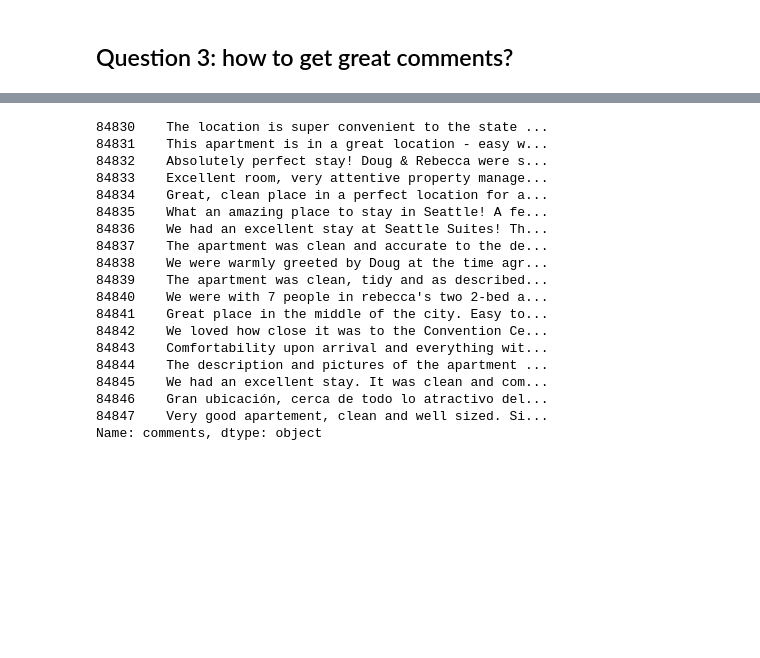
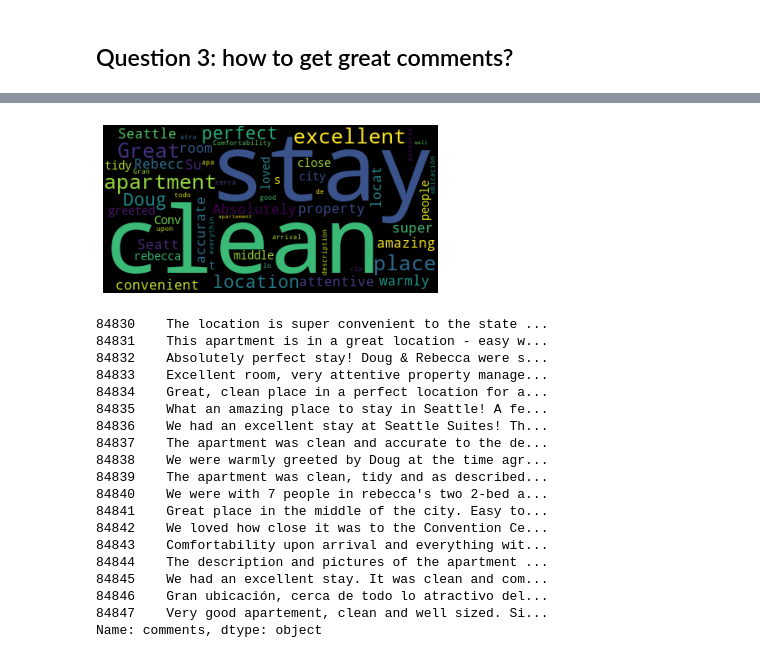
Before and after one commit to omarsul/airbnbDataQuestions-, a Jupyter notebook: blogCode.ipynb, the cells around one changed output, grey strips where cells are left out. Saved outputs shown, nothing was run; the diff lists cells and outputs as text; code cells hidden in the pictures; blank space fills up the shorter version.

```diff
--- a/blogCode.ipynb
+++ b/blogCode.ipynb
@@ -248 +263,10 @@ Name: comments, dtype: object
+# %%
+
+tokenized_comments=rev[rev.listing_id==3624990].comments.apply(word_tokenize)
+text=WordCloud().generate(tokenized_comments.to_string())
+plt.imshow(text)
+plt.axis("off")
+plt.show()
+# %% [output]
+[figure, added]
 # %%
```
Also changed, not shown: parts of 23 cells of this notebook.
